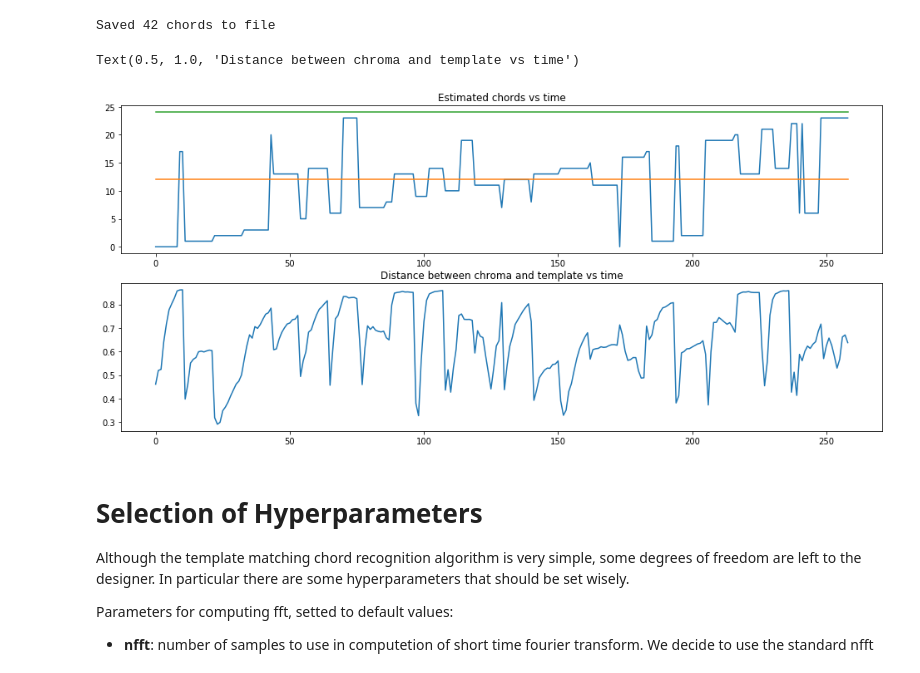
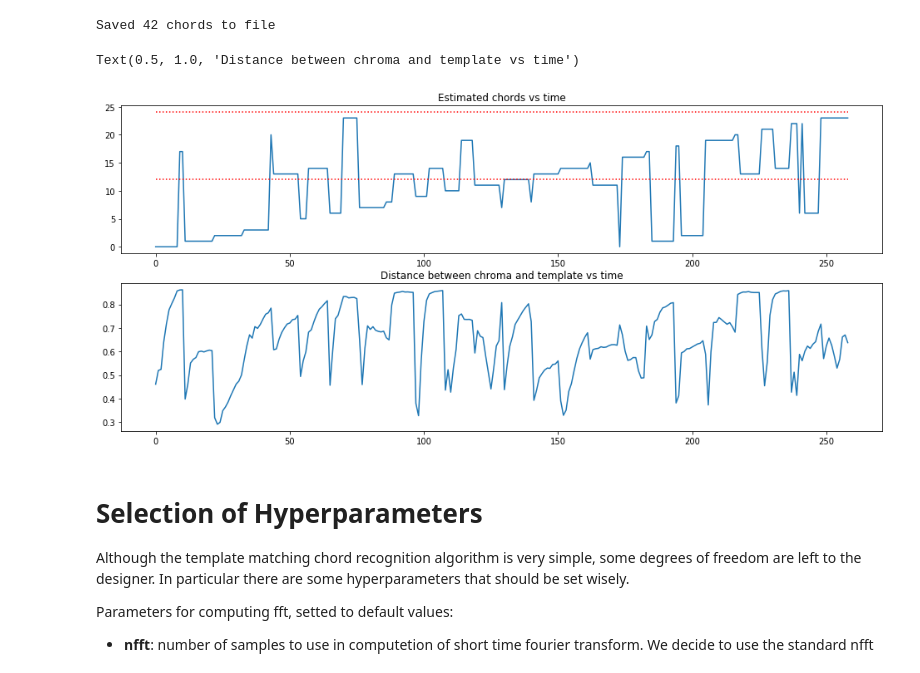
Before and after one commit to fmacca/template-chord-matching, a Jupyter notebook: Template_matching_tutorial.ipynb, the cells around one changed output. Drawn from its saved outputs; the diff is of its cells as text; code cells hidden in the pictures.

```diff
--- a/Template_matching_tutorial.ipynb
+++ b/Template_matching_tutorial.ipynb
@@ -317,16 +317,16 @@ Saved 42 chords to file
 # %%
 plt.figure(figsize=(16.4, 3.6*2))
 plt.subplot(2,1,1)
 plt.plot(estimated)
-plt.plot(12*np.ones(shape=chroma.shape[1],dtype=int))
-plt.plot(24*np.ones(shape=chroma.shape[1],dtype=int))
+plt.plot(12*np.ones(shape=chroma.shape[1],dtype=int),'r:')
+plt.plot(24*np.ones(shape=chroma.shape[1],dtype=int),'r:')
 plt.title("Estimated chords vs time")
 plt.subplot(2,1,2)
 plt.plot(distance)
 plt.title("Distance between chroma and template vs time")
 # %% [output]
 Text(0.5, 1.0, 'Distance between chroma and template vs time')
-[figure, old version]
+[figure, new version]
 # %% [markdown]
 # Selection of Hyperparameters
 
```
Also changed, not shown: parts of 10 cells of this notebook.
